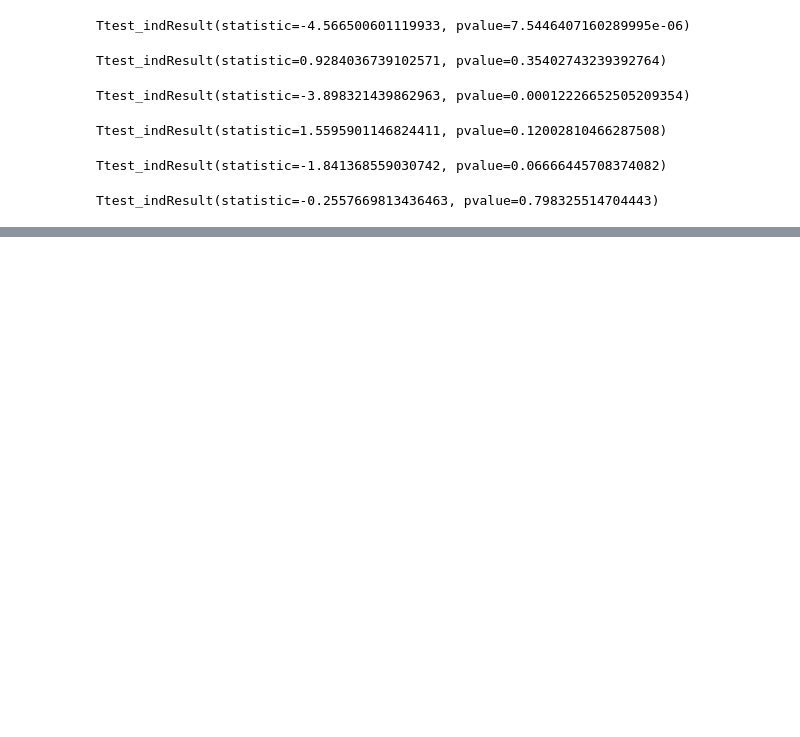
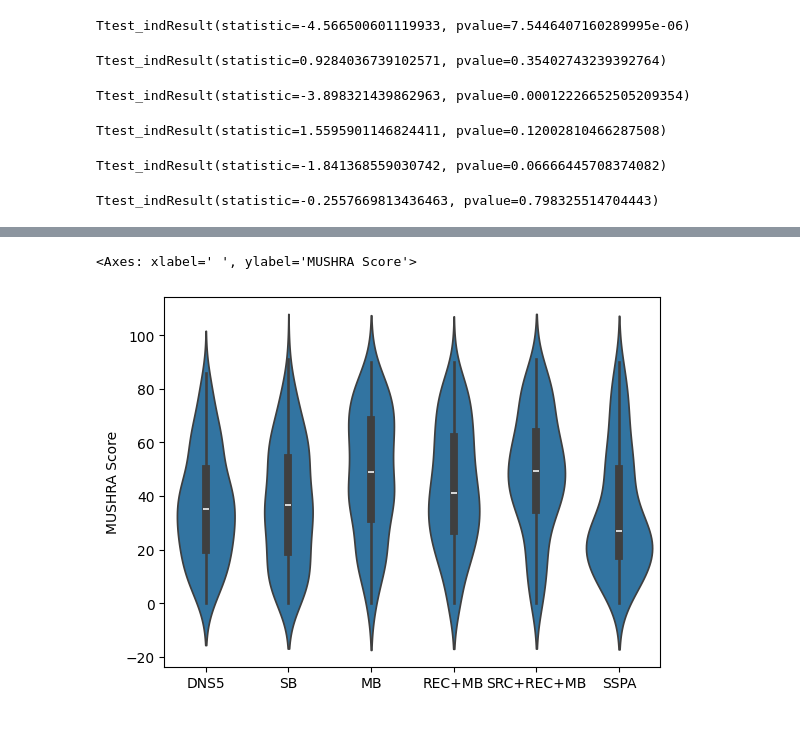
Before and after one commit to enricguso/guso_interspeech25, a Jupyter notebook: notebooks/ttest.ipynb, the cells around one changed output, grey strips where cells are left out. Drawn from its saved outputs; the diff is of its cells as text; code cells hidden in the pictures; blank space fills up the shorter version.

```diff
--- a/notebooks/ttest.ipynb
+++ b/notebooks/ttest.ipynb
@@ -58,0 +148,5 @@ Ttest_indResult(statistic=-0.2557669813436463, pvalue=0.798325514704443)
+# %%
+sns.violinplot(data=df_long, x=" ", y="MUSHRA Score")
+# %% [output]
+<Axes: xlabel=' ', ylabel='MUSHRA Score'>
+[figure, added]
```
Also changed, not shown: parts of 7 cells of this notebook, 1 other file.
